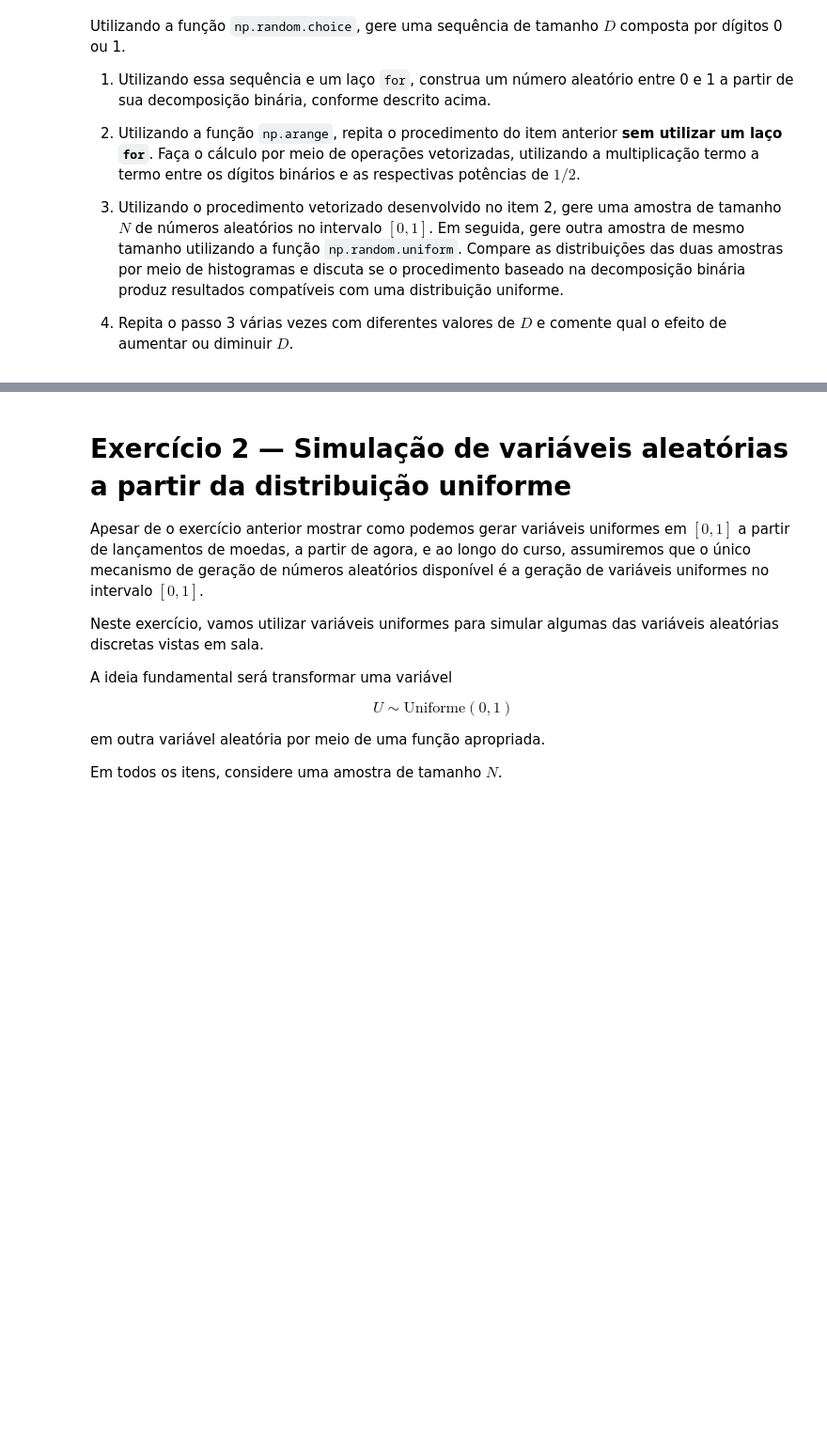
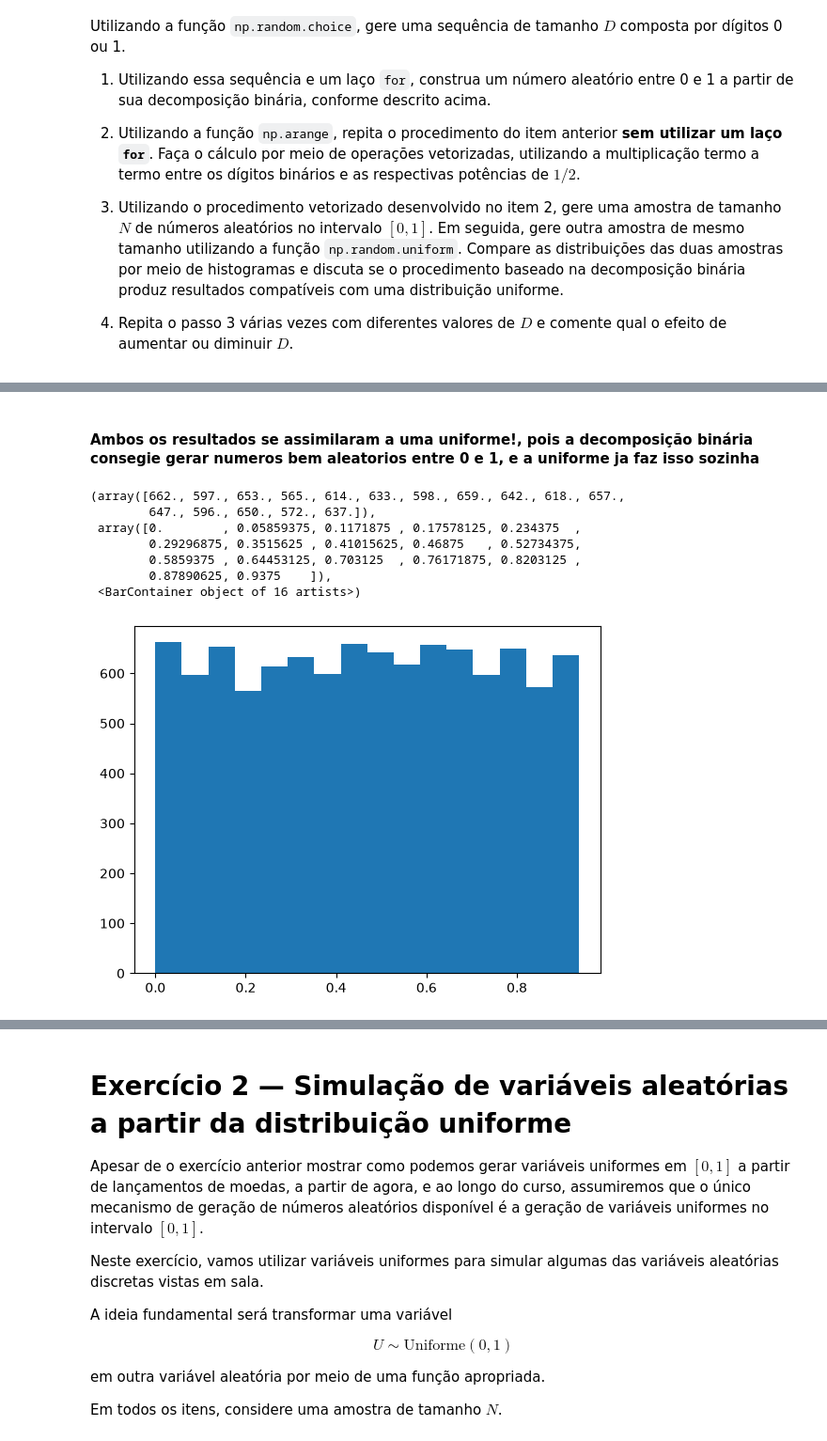
Before and after one commit to BenvenutiMateus/prog-estat, a Jupyter notebook: lab1.ipynb, the cells around one changed output, grey strips where cells are left out. Shown at 94% size. Cells and saved outputs as stored; diff of their text form; code cells hidden in the pictures; blank space fills up the shorter version.

```diff
--- a/lab1.ipynb
+++ b/lab1.ipynb
@@ -65,0 +83,21 @@ np.float64(0.09439106257439638)
+# %% [markdown]
+#### Ambos os resultados se assimilaram a uma uniforme!, pois a decomposição binária consegie gerar numeros bem aleatorios entre 0 e 1, e a uniforme ja faz isso sozinha
+# %%
+D = 4
+valores = []
+for _ in range(N):
+    moedas = np.random.choice((0,1), size = D)
+    potencias = np.arange(1,D + 1)
+    valor = np.sum(moedas * 0.5**potencias)
+    valores.append(valor)
+valores = np.array(valores)
+plt.hist(valores, bins=16)
+# %% [output]
+(array([662., 597., 653., 565., 614., 633., 598., 659., 642., 618., 657.,
+        647., 596., 650., 572., 637.]),
+ array([0.        , 0.05859375, 0.1171875 , 0.17578125, 0.234375  ,
+        0.29296875, 0.3515625 , 0.41015625, 0.46875   , 0.52734375,
+        0.5859375 , 0.64453125, 0.703125  , 0.76171875, 0.8203125 ,
+        0.87890625, 0.9375    ]),
+ <BarContainer object of 16 artists>)
+[figure, added]
```
Also changed, not shown: parts of 20 cells of this notebook.
